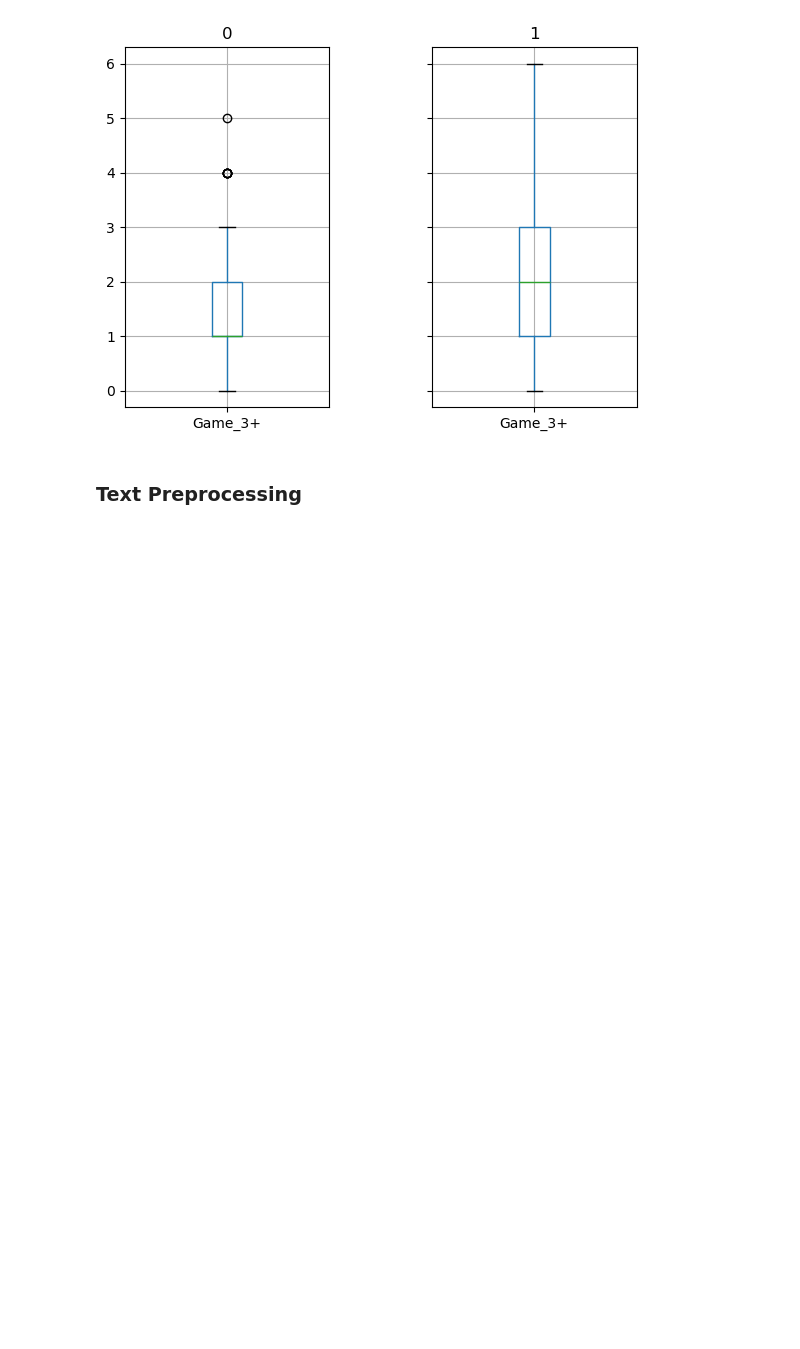
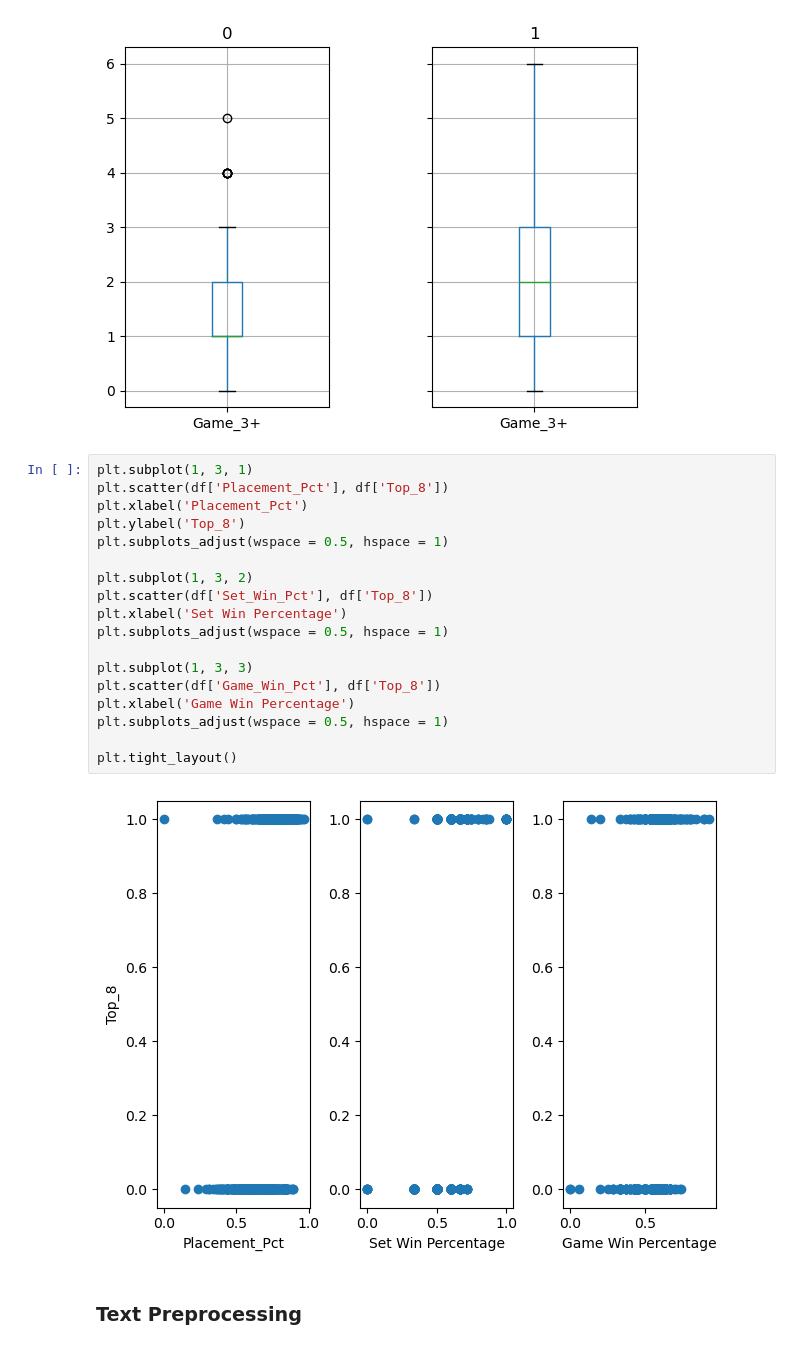
Before and after one commit to mn-INF/SSBU, a Jupyter notebook: Bracket Calc.ipynb, the cells around one changed output. Saved outputs shown, nothing was run; the diff lists cells and outputs as text; blank space fills up the shorter version.

```diff
--- a/Bracket Calc.ipynb
+++ b/Bracket Calc.ipynb
@@ -74,6 +114,26 @@ plt.subplots_adjust(wspace = 0.5, hspace = 1)
 [figure]
 [figure]
 [figure]
+# %%
+plt.subplot(1, 3, 1)
+plt.scatter(df['Placement_Pct'], df['Top_8'])
+plt.xlabel('Placement_Pct')
+plt.ylabel('Top_8')
+plt.subplots_adjust(wspace = 0.5, hspace = 1)
+
+plt.subplot(1, 3, 2)
+plt.scatter(df['Set_Win_Pct'], df['Top_8'])
+plt.xlabel('Set Win Percentage')
+plt.subplots_adjust(wspace = 0.5, hspace = 1)
+
+plt.subplot(1, 3, 3)
+plt.scatter(df['Game_Win_Pct'], df['Top_8'])
+plt.xlabel('Game Win Percentage')
+plt.subplots_adjust(wspace = 0.5, hspace = 1)
+
+plt.tight_layout()
+# %% [output]
+[figure, added]
 # %% [markdown]
 <h3> Text Preprocessing </h3>
 # %%
```
Also changed, not shown: parts of 5 cells of this notebook.
